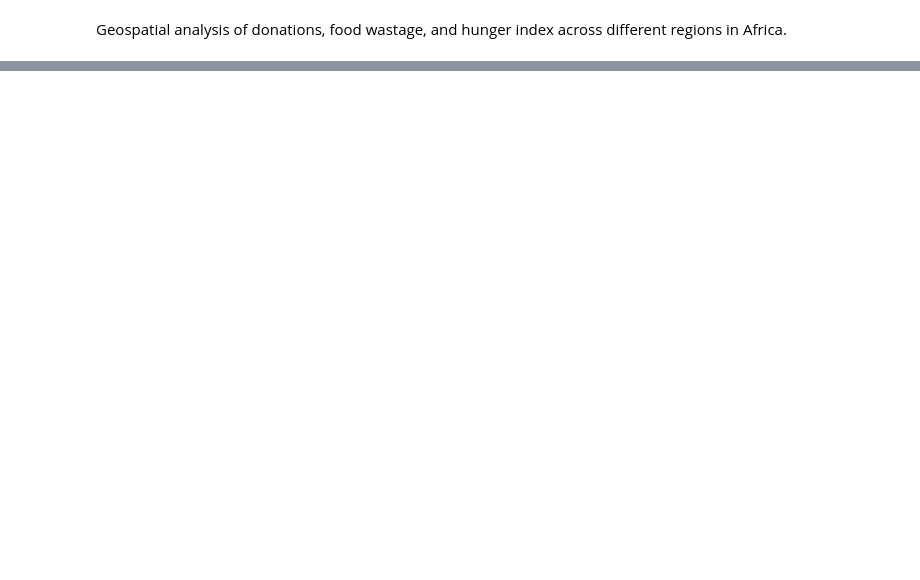
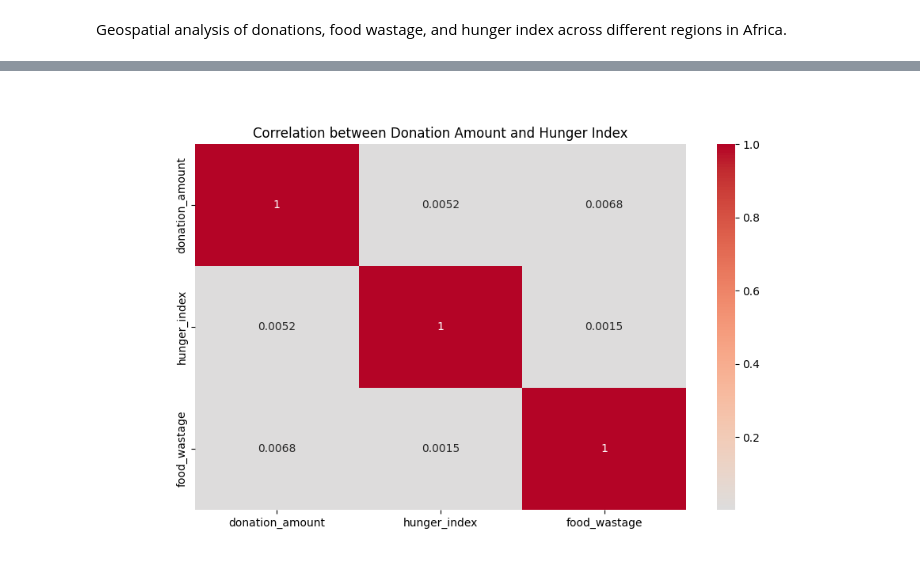
Before and after one commit to Erask/codingTasks, a Jupyter notebook: geospatial_donations_plot.ipynb, the cells around one changed output, grey strips where cells are left out. Cells and saved outputs as stored; diff of their text form; code cells hidden in the pictures; blank space fills up the shorter version.

```diff
--- a/geospatial_donations_plot.ipynb
+++ b/geospatial_donations_plot.ipynb
@@ -50,8 +97,10 @@ print("Merged DataFrame after dropping columns:\n", merged_df.head())
 # %%
 # Adding coordinates to each DataFrame
 if 'latitude' not in merged_df.columns or 'longitude' not in merged_df.columns:
-    merged_df['latitude'] = merged_df['region'].map(lambda x: region_centroids.get(x, (None, None))[0])
-    merged_df['longitude'] = merged_df['region'].map(lambda x: region_centroids.get(x, (None, None))[1])
+    merged_df['latitude'] = merged_df['region'].map(lambda x:
+                                                     region_centroids.get(x, (None, None))[0])
+    merged_df['longitude'] = merged_df['region'].map(lambda x:
+                                                      region_centroids.get(x, (None, None))[1])
     merged_df = merged_df.dropna(subset=['latitude', 'longitude'])
 
 print("Merged DataFrame:\n", merged_df.head())
@@ -165,8 +261,9 @@ plt.show()
 # %%
-# HeatMap to visualise correlation between numerical features
-merged_df = merged_df.select_dtypes(include=['float64', 'int64'])
-correlation_matrix = merged_df.corr()
+# Correlation matrix to visualise correlation between donation amount, hunger index, food wastage
 plt.figure(figsize=(10, 6))
-sns.heatmap(correlation_matrix, annot=True, cmap='coolwarm')
-plt.title('Correlation Between Numerical Features')
+correlation_matrix = merged_df[['donation_amount', 'hunger_index', 'food_wastage']].corr()
+sns.heatmap(correlation_matrix, annot=True, cmap='coolwarm', center=0)
+plt.title("Correlation between Donation Amount and Hunger Index")
 plt.show()
+# %% [output]
+[figure, added]
```
Also changed, not shown: parts of 8 cells of this notebook.
